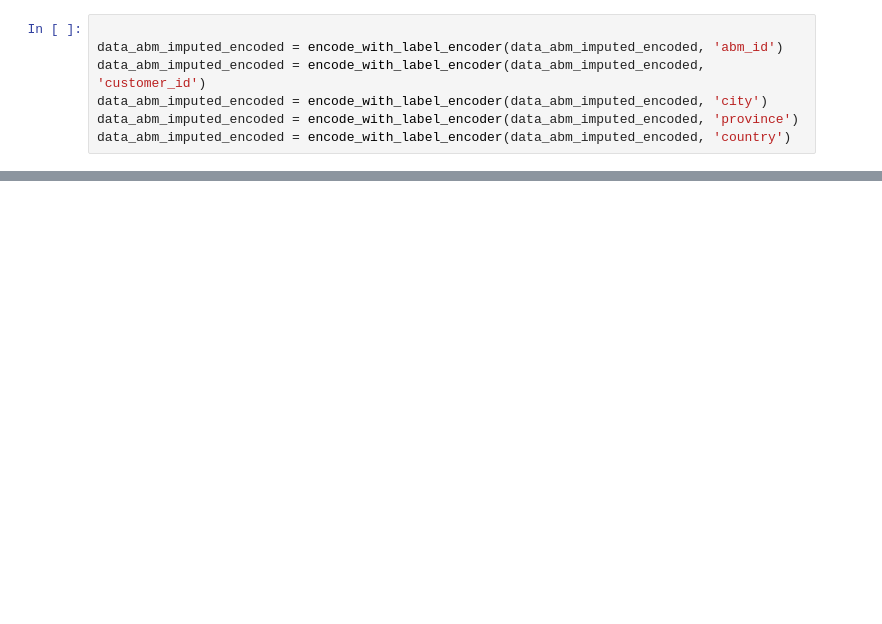
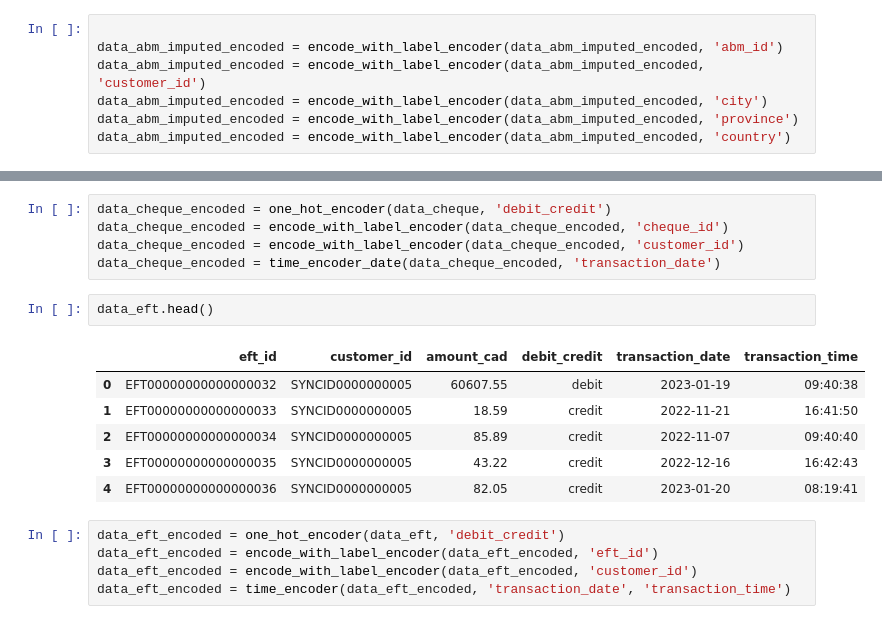
Before and after one commit to QishenChen/IMI_competition, a Jupyter notebook: clean and visualize.ipynb, the cells around one changed output, grey strips where cells are left out. Drawn from its saved outputs; the diff is of its cells as text; blank space fills up the shorter version.

```diff
--- a/clean and visualize.ipynb
+++ b/clean and visualize.ipynb
@@ -340,0 +383,19 @@ AttributeError: 'Series' object has no attribute 'type'
+# %%
+data_cheque_encoded = one_hot_encoder(data_cheque, 'debit_credit')
+data_cheque_encoded = encode_with_label_encoder(data_cheque_encoded, 'cheque_id')
+data_cheque_encoded = encode_with_label_encoder(data_cheque_encoded, 'customer_id')
+data_cheque_encoded = time_encoder_date(data_cheque_encoded, 'transaction_date')
+# %%
+data_eft.head()
+# %% [output]
+|  | eft_id | customer_id | amount_cad | debit_credit | transaction_date | transaction_time |
+| 0 | EFT00000000000000032 | SYNCID0000000005 | 60607.55 | debit | 2023-01-19 | 09:40:38 |
+| 1 | EFT00000000000000033 | SYNCID0000000005 | 18.59 | credit | 2022-11-21 | 16:41:50 |
+| 2 | EFT00000000000000034 | SYNCID0000000005 | 85.89 | credit | 2022-11-07 | 09:40:40 |
+| 3 | EFT00000000000000035 | SYNCID0000000005 | 43.22 | credit | 2022-12-16 | 16:42:43 |
+| 4 | EFT00000000000000036 | SYNCID0000000005 | 82.05 | credit | 2023-01-20 | 08:19:41 |
+# %%
+data_eft_encoded = one_hot_encoder(data_eft, 'debit_credit')
+data_eft_encoded = encode_with_label_encoder(data_eft_encoded, 'eft_id')
+data_eft_encoded = encode_with_label_encoder(data_eft_encoded, 'customer_id')
+data_eft_encoded = time_encoder(data_eft_encoded, 'transaction_date', 'transaction_time')
```
Also changed, not shown: parts of 13 cells of this notebook, 2 other files.
